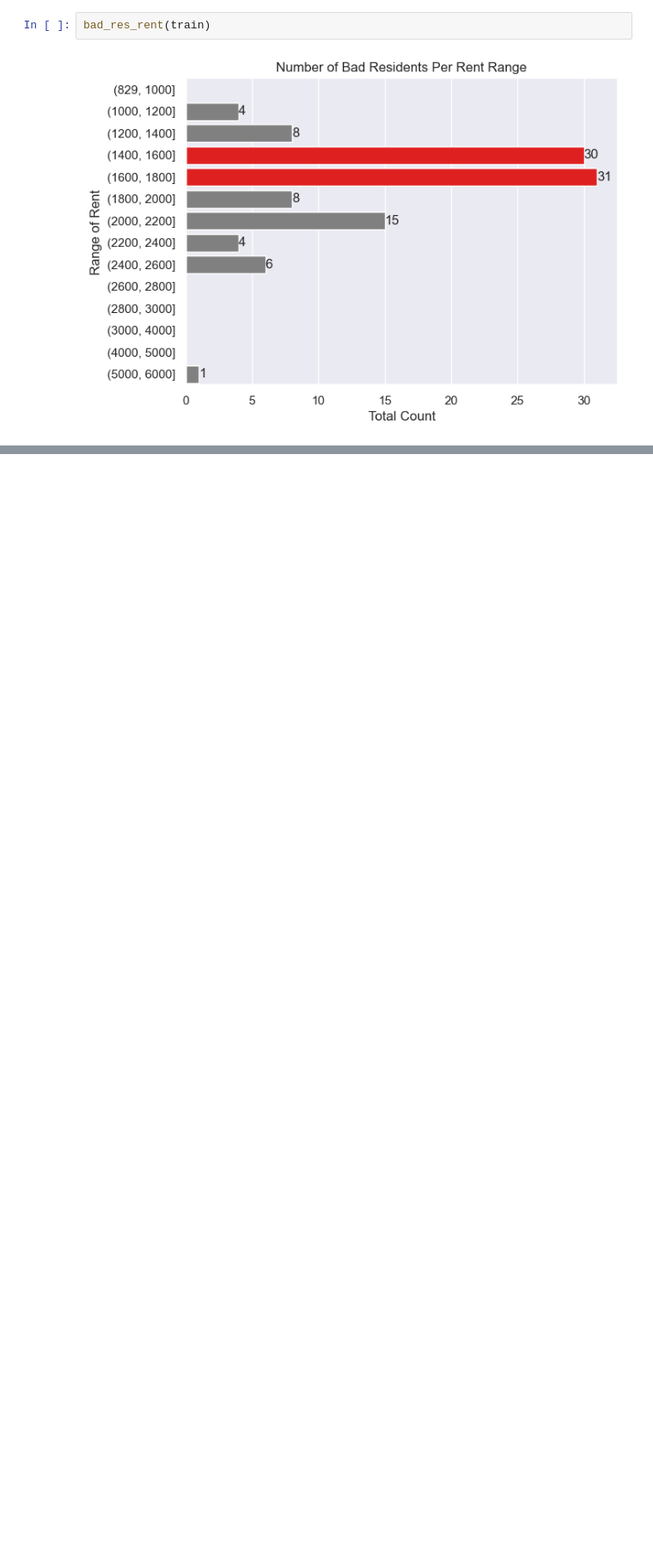
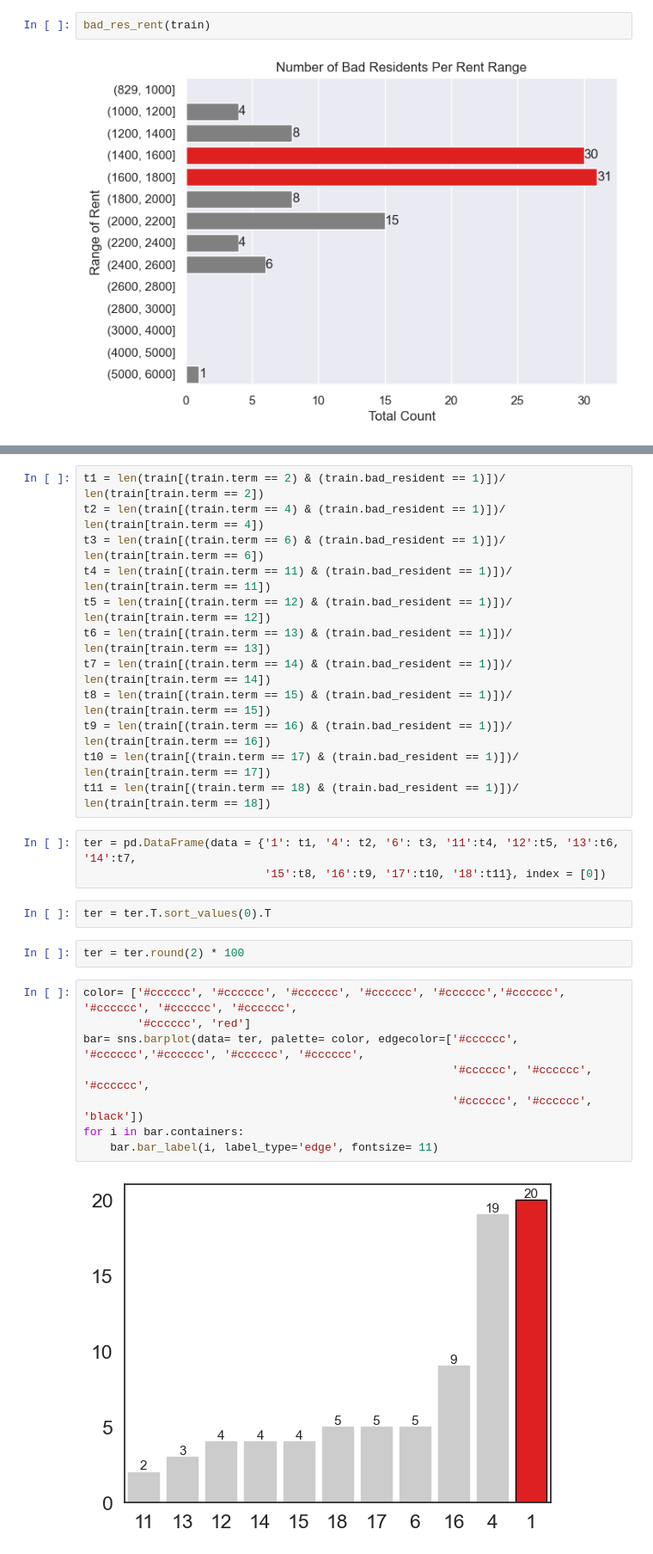
Before and after one commit to Project-DANE/DANE, a Jupyter notebook: e_workbook.ipynb, the cells around one changed output, grey strips where cells are left out. Shown at 86% size. Saved outputs shown, nothing was run; the diff lists cells and outputs as text; blank space fills up the shorter version.

```diff
--- a/e_workbook.ipynb
+++ b/e_workbook.ipynb
@@ -479,0 +566,29 @@ e.bad_res
+# %%
+t1 = len(train[(train.term == 2) & (train.bad_resident == 1)])/ len(train[train.term == 2])
+t2 = len(train[(train.term == 4) & (train.bad_resident == 1)])/ len(train[train.term == 4])
+t3 = len(train[(train.term == 6) & (train.bad_resident == 1)])/ len(train[train.term == 6])
+t4 = len(train[(train.term == 11) & (train.bad_resident == 1)])/ len(train[train.term == 11])
+t5 = len(train[(train.term == 12) & (train.bad_resident == 1)])/ len(train[train.term == 12])
+t6 = len(train[(train.term == 13) & (train.bad_resident == 1)])/ len(train[train.term == 13])
+t7 = len(train[(train.term == 14) & (train.bad_resident == 1)])/ len(train[train.term == 14])
+t8 = len(train[(train.term == 15) & (train.bad_resident == 1)])/ len(train[train.term == 15])
+t9 = len(train[(train.term == 16) & (train.bad_resident == 1)])/ len(train[train.term == 16])
+t10 = len(train[(train.term == 17) & (train.bad_resident == 1)])/ len(train[train.term == 17])
+t11 = len(train[(train.term == 18) & (train.bad_resident == 1)])/ len(train[train.term == 18])
+# %%
+ter = pd.DataFrame(data = {'1': t1, '4': t2, '6': t3, '11':t4, '12':t5, '13':t6, '14':t7,
+                           '15':t8, '16':t9, '17':t10, '18':t11}, index = [0])
+# %%
+ter = ter.T.sort_values(0).T
+# %%
+ter = ter.round(2) * 100
+# %%
+color= ['#cccccc', '#cccccc', '#cccccc', '#cccccc', '#cccccc','#cccccc', '#cccccc', '#cccccc', '#cccccc',
+        '#cccccc', 'red']
+bar= sns.barplot(data= ter, palette= color, edgecolor=['#cccccc', '#cccccc','#cccccc', '#cccccc', '#cccccc',
+                                                       '#cccccc', '#cccccc', '#cccccc',
+                                                       '#cccccc', '#cccccc', 'black'])
+for i in bar.containers:
+    bar.bar_label(i, label_type='edge', fontsize= 11)
+# %% [output]
+[figure, added]
```
Also changed, not shown: parts of 25 cells of this notebook.
